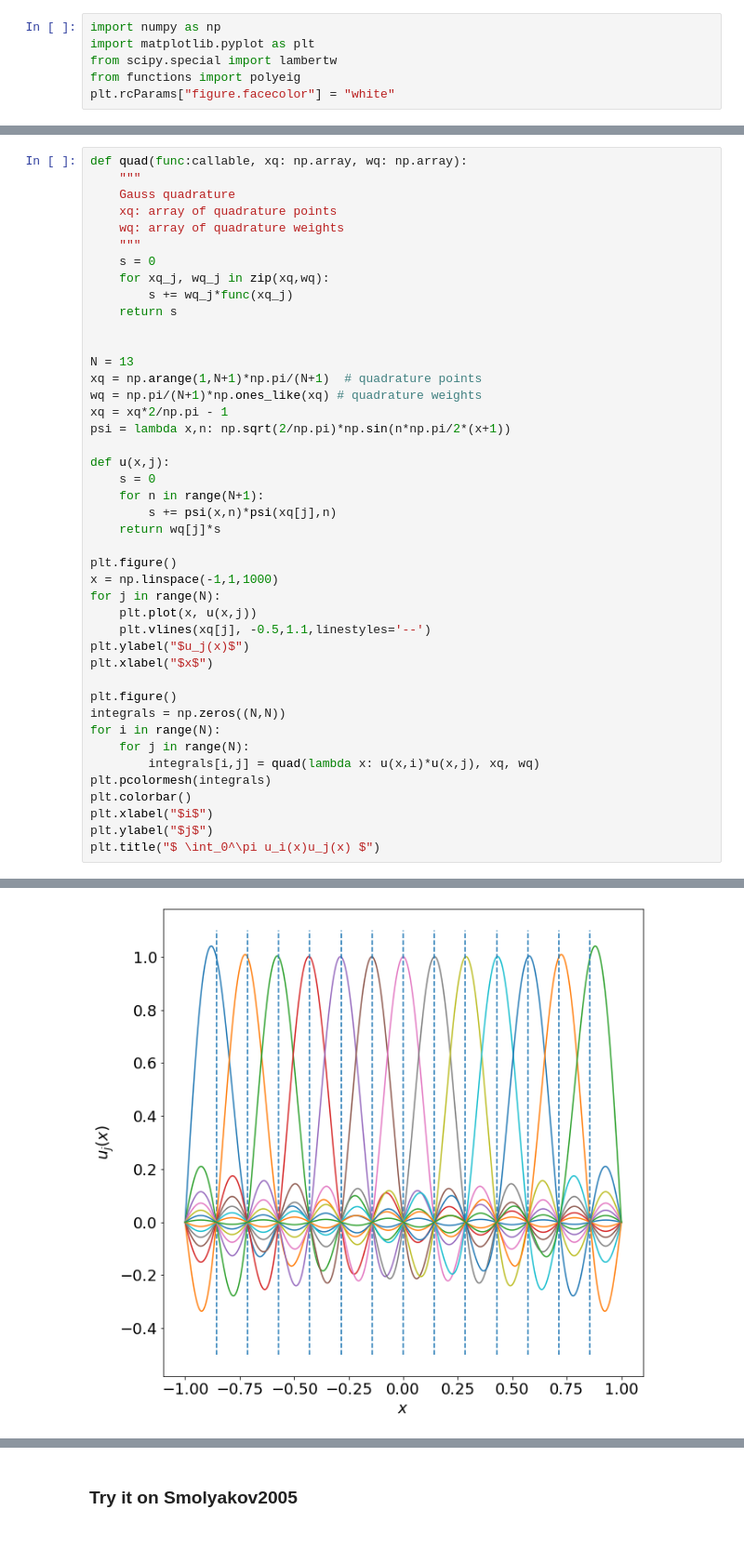
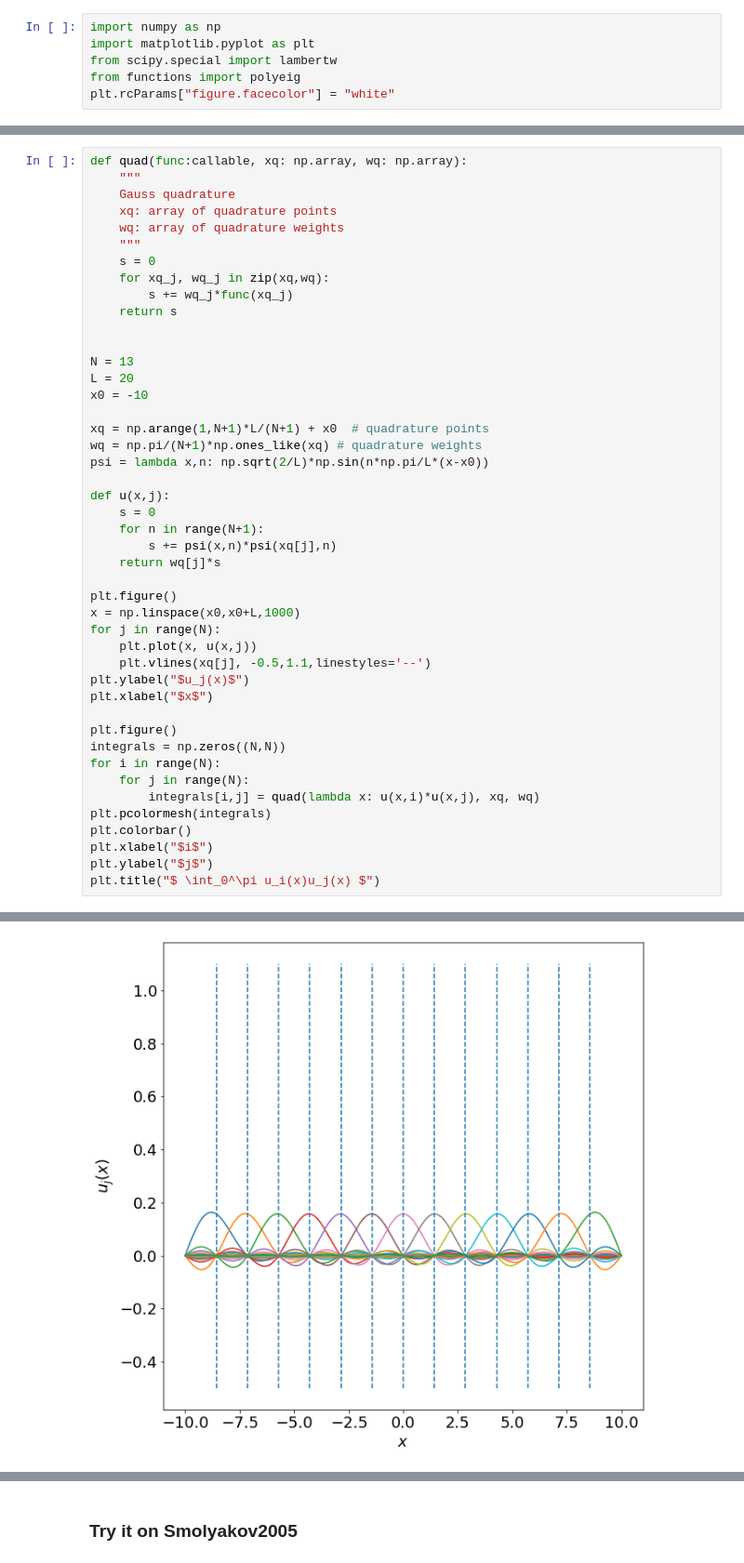
Before and after one commit to HuntFeng/magnetic-nozzle-spectral-instability, a Jupyter notebook: dvr-method.ipynb, the cells around one changed output, grey strips where cells are left out. Shown: that part at 93% size. Saved outputs shown, nothing was run; the diff lists cells and outputs as text.

```diff
--- a/dvr-method.ipynb
+++ b/dvr-method.ipynb
@@ -29,35 +35,37 @@ def quad(func:callable, xq: np.array, wq: np.array):
 
 
 N = 13
-xq = np.arange(1,N+1)*np.pi/(N+1)  # quadrature points
+L = 20
+x0 = -10
+
+xq = np.arange(1,N+1)*L/(N+1) + x0  # quadrature points
 wq = np.pi/(N+1)*np.ones_like(xq) # quadrature weights
-xq = xq*2/np.pi - 1
-psi = lambda x,n: np.sqrt(2/np.pi)*np.sin(n*np.pi/2*(x+1))
+psi = lambda x,n: np.sqrt(2/L)*np.sin(n*np.pi/L*(x-x0))
 
 def u(x,j):
     s = 0
     for n in range(N+1):
         s += psi(x,n)*psi(xq[j],n)
     return wq[j]*s
 
 plt.figure()
-x = np.linspace(-1,1,1000)
+x = np.linspace(x0,x0+L,1000)
 for j in range(N):
     plt.plot(x, u(x,j))
     plt.vlines(xq[j], -0.5,1.1,linestyles='--')
 plt.ylabel("$u_j(x)$")
 plt.xlabel("$x$")
 
 plt.figure()
 integrals = np.zeros((N,N))
 for i in range(N):
     for j in range(N):
         integrals[i,j] = quad(lambda x: u(x,i)*u(x,j), xq, wq)
 plt.pcolormesh(integrals)
 plt.colorbar()
 plt.xlabel("$i$")
 plt.ylabel("$j$")
 plt.title("$ \int_0^\pi u_i(x)u_j(x) $")
 # %% [output]
 Text(0.5, 1.0, '$ \\int_0^\\pi u_i(x)u_j(x) $')
-[figure, old version]
+[figure, new version]
```
Also changed, not shown: parts of 15 cells of this notebook, 2 other files.
